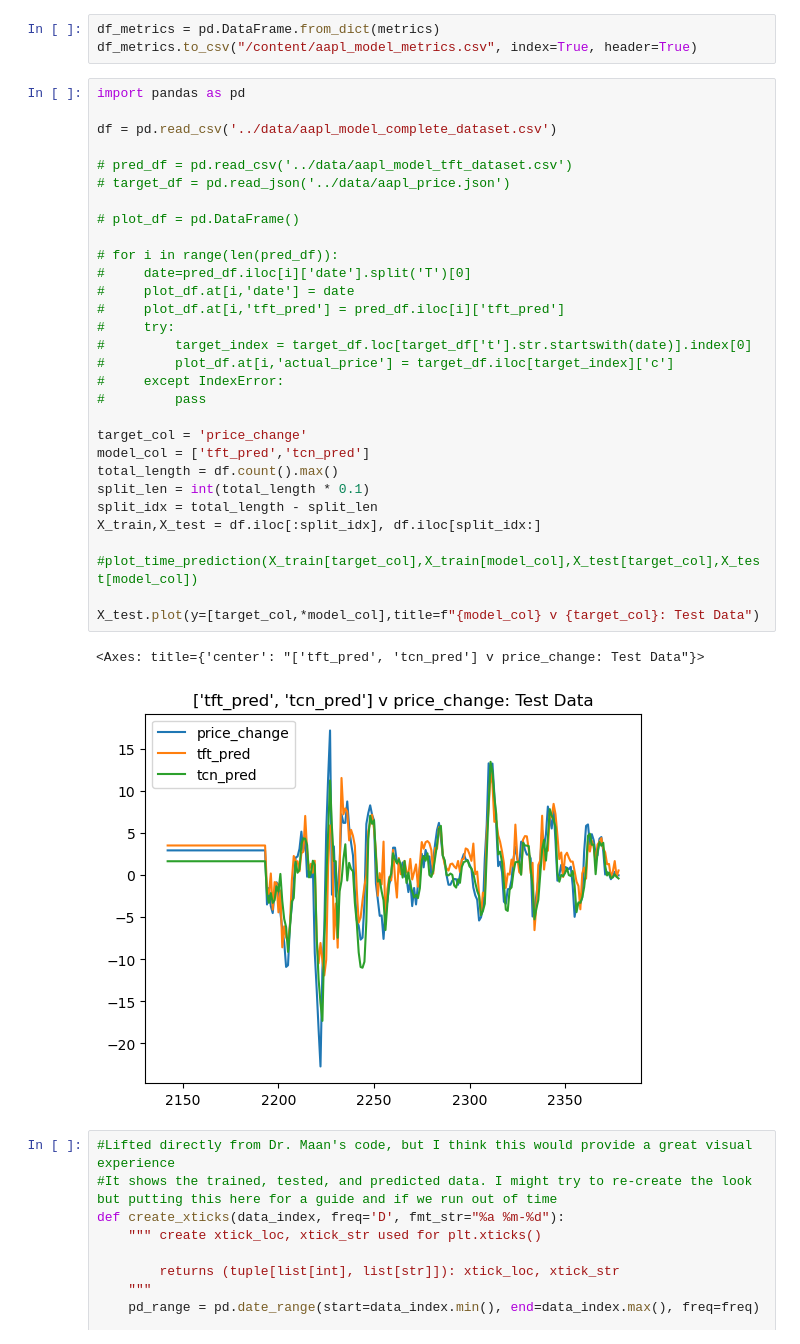
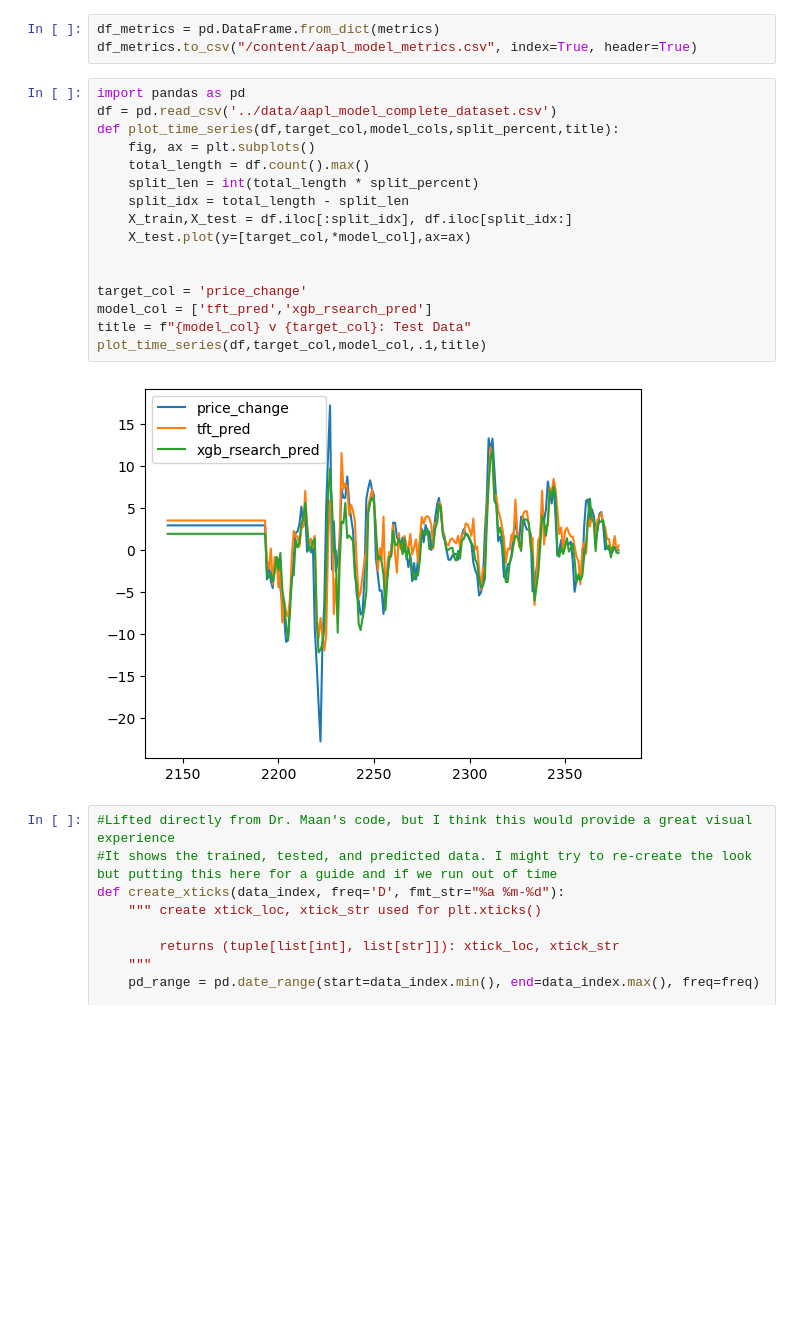
Before and after one commit to danCoder93/ENSF611-FinPrediction, a Jupyter notebook: src/FinPrediction.ipynb, the cells around one changed output. Drawn from its saved outputs; the diff is of its cells as text; blank space fills up the shorter version.

Commit message:
add time series plot function

```diff
--- a/src/FinPrediction.ipynb
+++ b/src/FinPrediction.ipynb
@@ -710,37 +710,22 @@ df_metrics = pd.DataFrame.from_dict(metrics)
 df_metrics.to_csv("/content/aapl_model_metrics.csv", index=True, header=True)
 # %%
 import pandas as pd
+df = pd.read_csv('../data/aapl_model_complete_dataset.csv')
+def plot_time_series(df,target_col,model_cols,split_percent,title):
+    fig, ax = plt.subplots()
+    total_length = df.count().max()
+    split_len = int(total_length * split_percent)
+    split_idx = total_length - split_len
+    X_train,X_test = df.iloc[:split_idx], df.iloc[split_idx:]
+    X_test.plot(y=[target_col,*model_col],ax=ax)
 
-df = pd.read_csv('../data/aapl_model_complete_dataset.csv')
-
-# pred_df = pd.read_csv('../data/aapl_model_tft_dataset.csv')
-# target_df = pd.read_json('../data/aapl_price.json')
-
-# plot_df = pd.DataFrame()
-
-# for i in range(len(pred_df)):
-#     date=pred_df.iloc[i]['date'].split('T')[0]
-#     plot_df.at[i,'date'] = date
-#     plot_df.at[i,'tft_pred'] = pred_df.iloc[i]['tft_pred']
-#     try:
-#         target_index = target_df.loc[target_df['t'].str.startswith(date)].index[0]
-#         plot_df.at[i,'actual_price'] = target_df.iloc[target_index]['c']
-#     except IndexError:
-#         pass
 
 target_col = 'price_change'
-model_col = ['tft_pred','tcn_pred']
-total_length = df.count().max()
-split_len = int(total_length * 0.1)
-split_idx = total_length - split_len
-X_train,X_test = df.iloc[:split_idx], df.iloc[split_idx:]
-
-#plot_time_prediction(X_train[target_col],X_train[model_col],X_test[target_col],X_test[model_col])
-
-X_test.plot(y=[target_col,*model_col],title=f"{model_col} v {target_col}: Test Data")
+model_col = ['tft_pred','xgb_rsearch_pred']
+title = f"{model_col} v {target_col}: Test Data"
+plot_time_series(df,target_col,model_col,.1,title)
 # %% [output]
-<Axes: title={'center': "['tft_pred', 'tcn_pred'] v price_change: Test Data"}>
-[figure, old version]
+[figure, new version]
 # %%
 #Lifted directly from Dr. Maan's code, but I think this would provide a great visual experience
 #It shows the trained, tested, and predicted data. I might try to re-create the look but putting this here for a guide and if we run out of time
```
Also changed, not shown: parts of 1 cell of this notebook.
